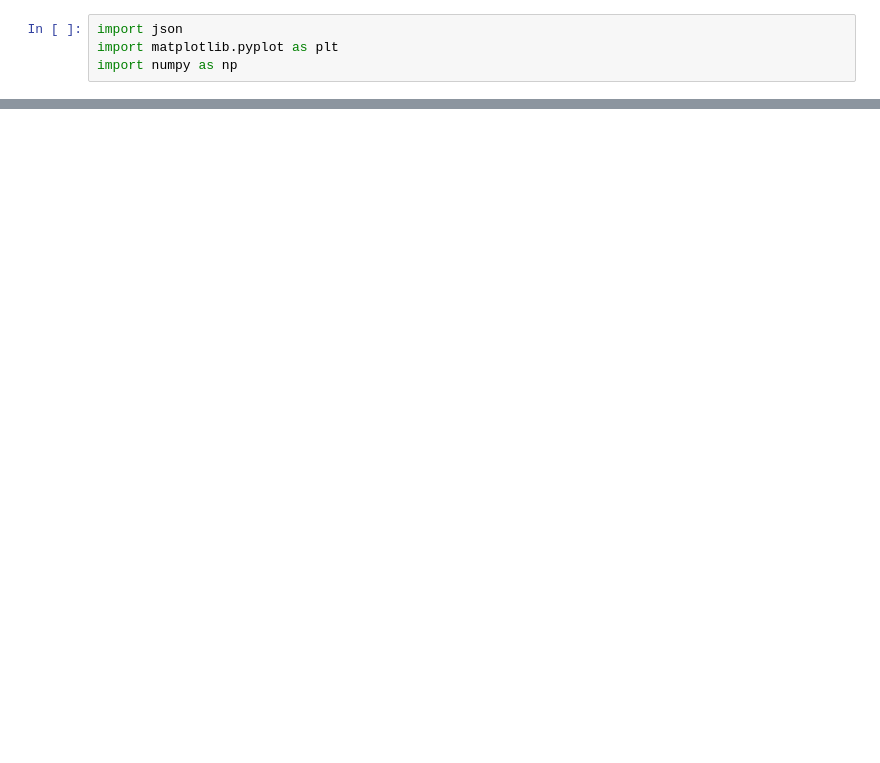
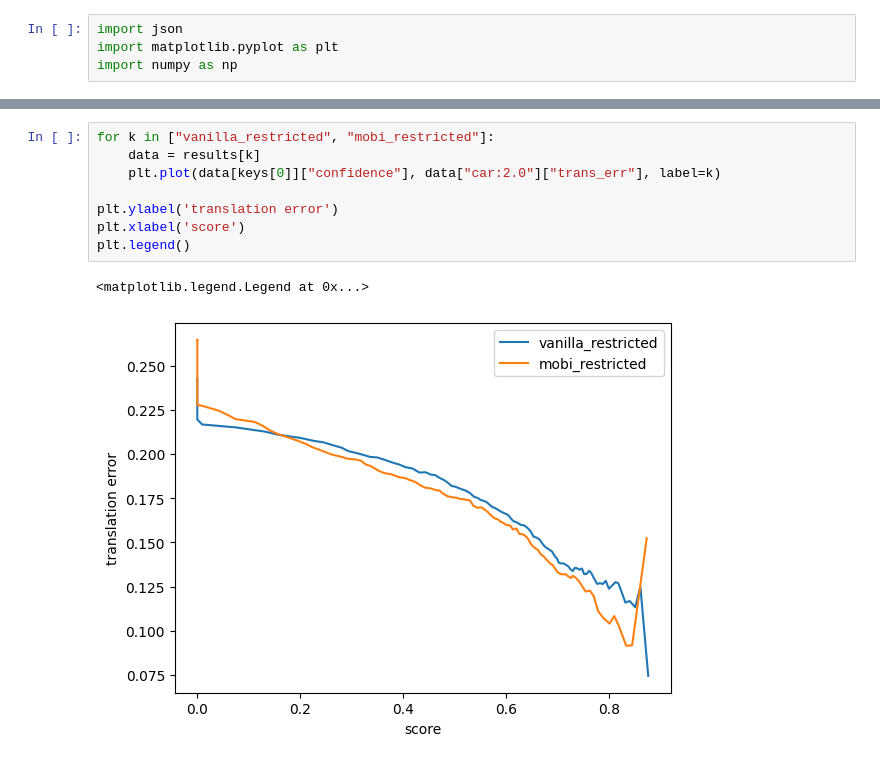
Before and after one commit to alexbuburuzan/MObI, a Jupyter notebook: bevfusion/edited-objects-eval.ipynb, the cells around one changed output, grey strips where cells are left out. Saved outputs shown, nothing was run; the diff lists cells and outputs as text; blank space fills up the shorter version.

```diff
--- a/bevfusion/edited-objects-eval.ipynb
+++ b/bevfusion/edited-objects-eval.ipynb
@@ -30,0 +45,11 @@ Text(0.5, 0, 'recall')
+# %%
+for k in ["vanilla_restricted", "mobi_restricted"]:
+    data = results[k]
+    plt.plot(data[keys[0]]["confidence"], data["car:2.0"]["trans_err"], label=k)
+
+plt.ylabel('translation error')
+plt.xlabel('score')
+plt.legend()
+# %% [output]
+<matplotlib.legend.Legend at 0x...>
+[figure, added]
```
Also changed, not shown: parts of 4 cells of this notebook, 7 other files.
